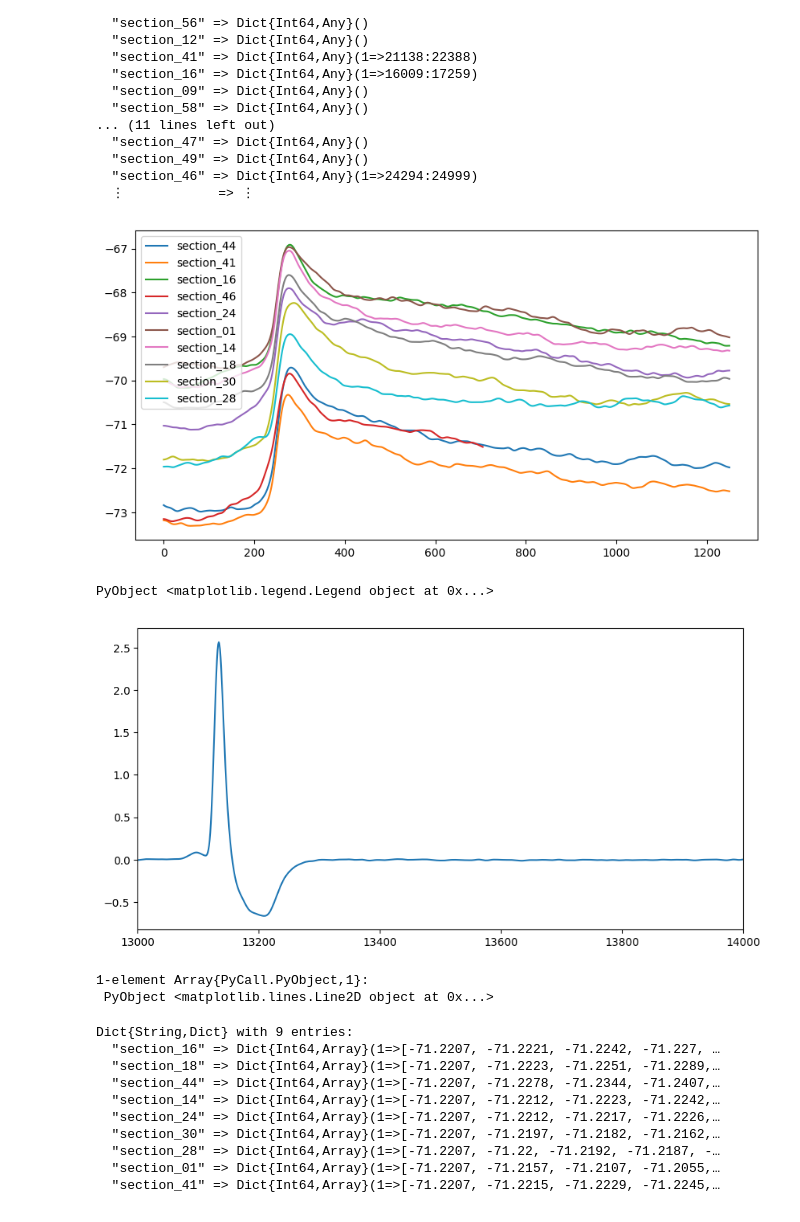
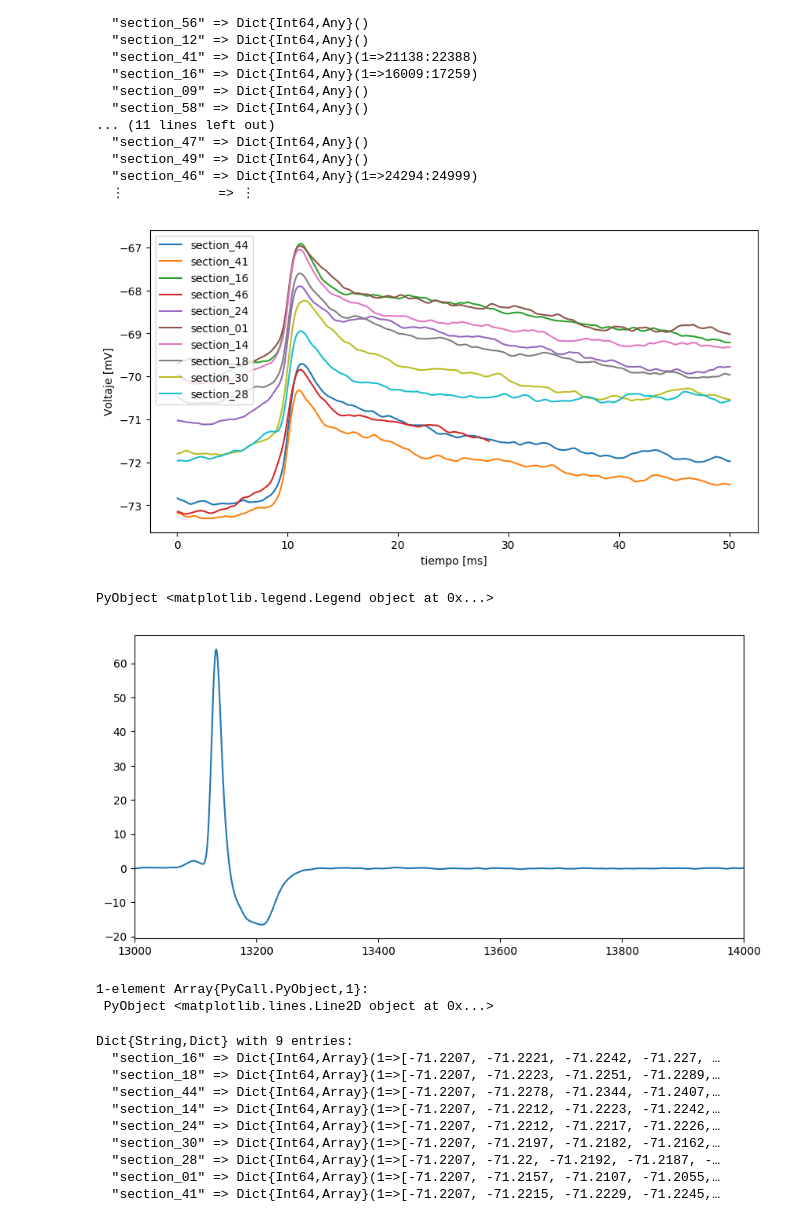
Before and after one commit to JoseJJAB/TrabajoCinvestav, a Jupyter notebook: SpikletDetection.ipynb, the cells around one changed output. Saved outputs shown, nothing was run; the diff lists cells and outputs as text; code cells hidden in the pictures.

```diff
--- a/SpikletDetection.ipynb
+++ b/SpikletDetection.ipynb
@@ -251,9 +273,9 @@ push!(ksuspect, "section_47")
 todas=keys(sweps);
 # %%
 suaves=Dict{String, Array}()
-difss=Dict{String, Array}()
+derivadas=Dict{String, Array}()
 for subs in todas # aqui estaba ksuspect que era la prueba de las conocidas
     suaves[subs]=suavegauss(sweps[subs])
-    difss[subs]=diff(suaves[subs])
+    derivadas[subs]=derivadadt(suaves[subs])
 
 end
@@ -280,8 +302,13 @@ Dict{String,Array} with 59 entries:
 # %%
 figura=figure(figsize=(10,5))
 for subs in keys(suaves)
- plot(suaves[subs], label=subs, lw=0.4)
+    lala=length(suaves[subs])
+rangot=iart(1, lala)
+ plot(rangot,suaves[subs], label=subs, lw=0.4)
 end
+
+xlabel("tiempo [ms]")
+ylabel("Voltaje [mV]")
 #legend()
 grid()
 # %% [output]
@@ -289,9 +316,13 @@ grid()
 # %%
 figura=figure(figsize=(10,5))
-ylim(-0.02, 0.5)
-for subs in keys(difss)
- plot(difss[subs], label=subs, lw=0.7)
+#ylim(-0.02, 0.5)
+for subs in keys(derivadas)
+lala=length(derivadas[subs])
+rangot=iart(1, lala)
+ plot(rangot,derivadas[subs], label=subs, lw=0.7)
 end
+xlabel("tiempo [ms]")
+ylabel("Derivada [V/s]")
 #legend()
 grid()
 # %% [output]
@@ -299,8 +334,8 @@ grid()
 # %%
 intSS=Dict{String,Dict}()  #intSS es subintervalo del intervalo
-for subs in keys(difss)
+for subs in keys(derivadas)
     println(subs)
- intSS[subs]=intervalosP(difss[subs], 0.06, 0.4)
+ intSS[subs]=intervalosP(derivadas[subs], 0.06*freq, 0.4*freq)
 end
 # %% [output]
 section_57
@@ -343,30 +378,35 @@ Dict{String,Dict} with 59 entries:
 # %%
 figura=figure(figsize=(10,5))
 
 # Primero buscamos la lista de los intervalos ejemplo
 for subs in keys(intSS)
     # en cada intervalo ejemplo puede haber varios subintervalos sospechosos
     for j in keys(intSS[subs])
         # tomamos el rango de cada subintervalo sospechoso
         # es mejor dibujar con rangos que con listas de numeros
         rango=intSS[subs][j]
-        plot(suaves[subs][rango], label=subs)
+        ll=length(rango)
+        rangot=iart(1,ll)
+        plot(rangot,suaves[subs][rango], label=subs)
     end
 end
 
+
+xlabel("tiempo [ms]")
+ylabel("Voltaje [mV]")
 legend()
 # %% [output]
-[figure, old version]
+[figure, new version]
 PyObject <matplotlib.legend.Legend object at 0x...>
 # %%
 figura=figure(figsize=(10,5))
 xlim(13000,14000)
 #ylim(-0.02,0.1)
   #rango=intSS[subs][1]
-plot(difss["section_50"])
+plot(derivadas["section_50"])
 #plot(suaves["section_50"])
 # %% [output]
-[figure, old version]
+[figure, new version]
 1-element Array{PyCall.PyObject,1}:
  PyObject <matplotlib.lines.Line2D object at 0x...>
 # %%
```
Also changed, not shown: parts of 30 cells of this notebook.
